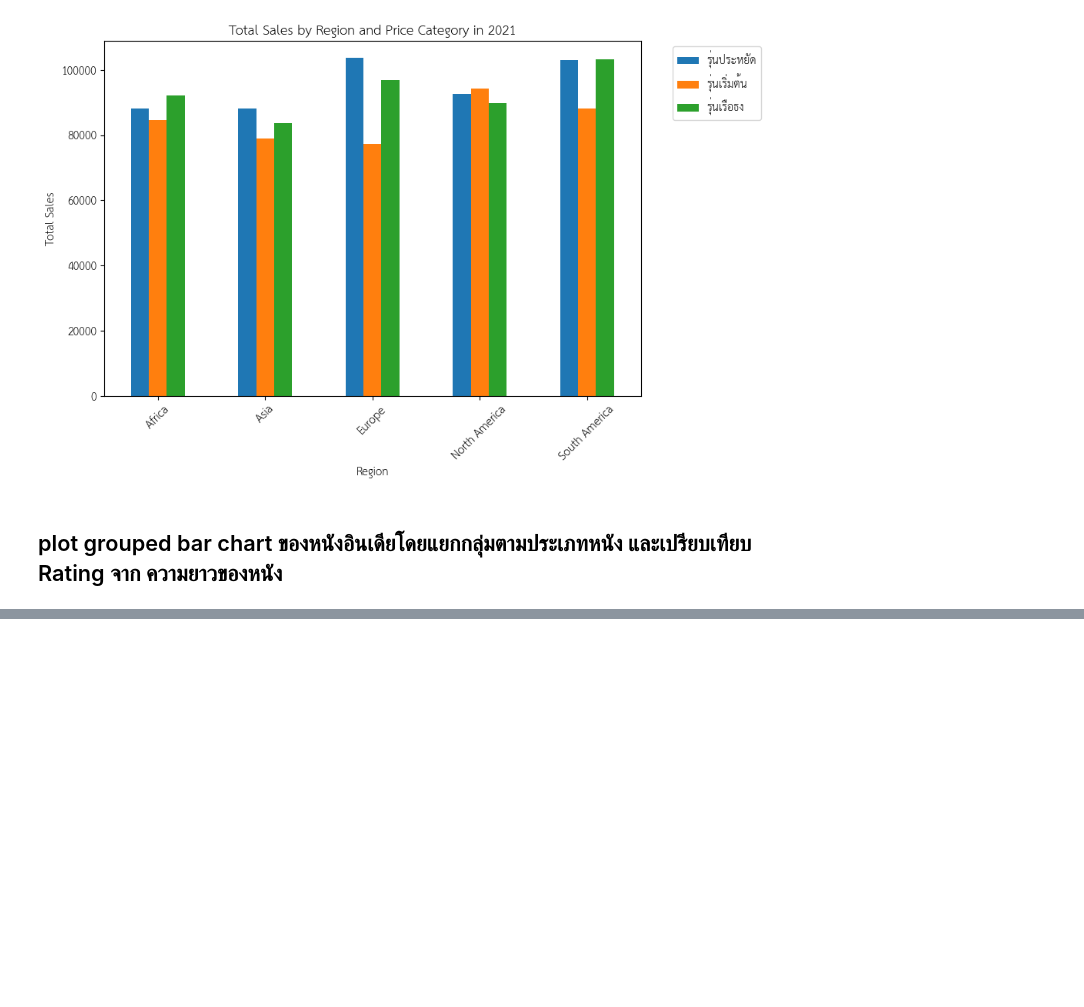
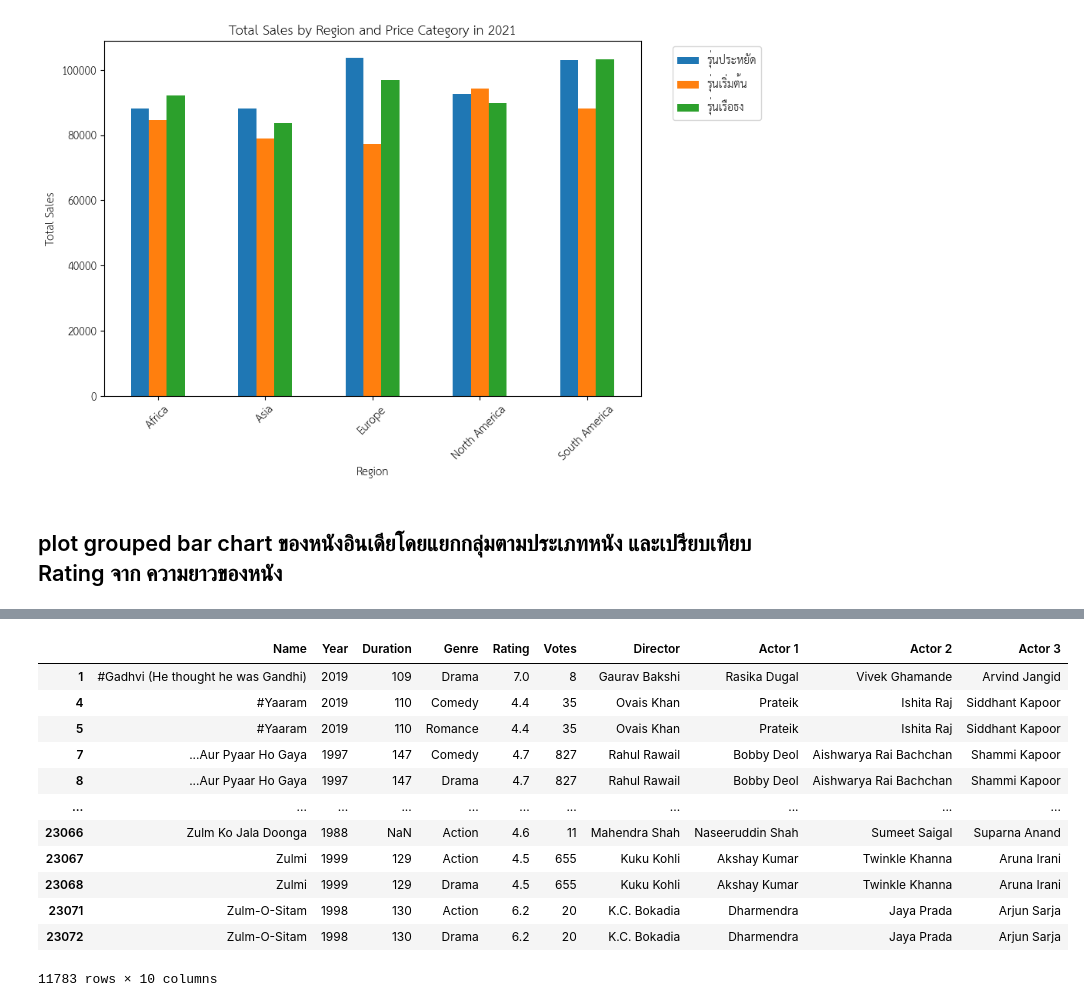
Before and after one commit to Pornwalaifoxall/python_dataviz2024, a Jupyter notebook: Visualize_Data_Comparison_2024.ipynb, the cells around one changed output, grey strips where cells are left out. Drawn from its saved outputs; the diff is of its cells as text; code cells hidden in the pictures; blank space fills up the shorter version.

```diff
--- a/Visualize_Data_Comparison_2024.ipynb
+++ b/Visualize_Data_Comparison_2024.ipynb
@@ -861,0 +395,11 @@ plt.legend(loc='upper right', bbox_to_anchor=(0.1, 0.1))
+# %%
+def split_genres(row):
+  # Check if the genre value is a string before splitting
+  if isinstance(row['Genre'], str):
+    genres = row['Genre'].split(',')
+    return [genre.strip() for genre in genres]
+  else:
+    # Handle cases where the genre is not a string (e.g., return an empty list or NaN)
+    return []
+
+data_india['Genre'] = data_india.apply(split_genres, axis=1)
@@ -861,0 +459,19 @@ plt.legend(loc='upper right', bbox_to_anchor=(0.1, 0.1))
+# %%
+# กรองข้อมูลใน DataFrame new_md เพื่อเลือกเฉพาะแถวที่คอลัมน์ 'Genre' มีค่าอยู่ในรายการ selected_genres
+selected_genres = ['Drama', 'Action', 'Romance', 'Comedy', 'Crime']
+filtered_data = new_md[new_md['Genre'].isin(selected_genres)]
+filtered_data
+# %% [output]
+|  | Name | Year | Duration | Genre | Rating | Votes | Director | Actor 1 | Actor 2 | Actor 3 |
+| 1 | #Gadhvi (He thought he was Gandhi) | 2019 | 109 | Drama | 7.0 | 8 | Gaurav Bakshi | Rasika Dugal | Vivek Ghamande | Arvind Jangid |
+| 4 | #Yaaram | 2019 | 110 | Comedy | 4.4 | 35 | Ovais Khan | Prateik | Ishita Raj | Siddhant Kapoor |
+| 5 | #Yaaram | 2019 | 110 | Romance | 4.4 | 35 | Ovais Khan | Prateik | Ishita Raj | Siddhant Kapoor |
+| 7 | ...Aur Pyaar Ho Gaya | 1997 | 147 | Comedy | 4.7 | 827 | Rahul Rawail | Bobby Deol | Aishwarya Rai Bachchan | Shammi Kapoor |
+| 8 | ...Aur Pyaar Ho Gaya | 1997 | 147 | Drama | 4.7 | 827 | Rahul Rawail | Bobby Deol | Aishwarya Rai Bachchan | Shammi Kapoor |
+| ... | ... | ... | ... | ... | ... | ... | ... | ... | ... | ... |
+| 23066 | Zulm Ko Jala Doonga | 1988 | NaN | Action | 4.6 | 11 | Mahendra Shah | Naseeruddin Shah | Sumeet Saigal | Suparna Anand |
+| 23067 | Zulmi | 1999 | 129 | Action | 4.5 | 655 | Kuku Kohli | Akshay Kumar | Twinkle Khanna | Aruna Irani |
+| 23068 | Zulmi | 1999 | 129 | Drama | 4.5 | 655 | Kuku Kohli | Akshay Kumar | Twinkle Khanna | Aruna Irani |
+| 23071 | Zulm-O-Sitam | 1998 | 130 | Action | 6.2 | 20 | K.C. Bokadia | Dharmendra | Jaya Prada | Arjun Sarja |
+| 23072 | Zulm-O-Sitam | 1998 | 130 | Drama | 6.2 | 20 | K.C. Bokadia | Dharmendra | Jaya Prada | Arjun Sarja |
+11783 rows × 10 columns
```
Also changed, not shown: parts of 82 cells of this notebook.
